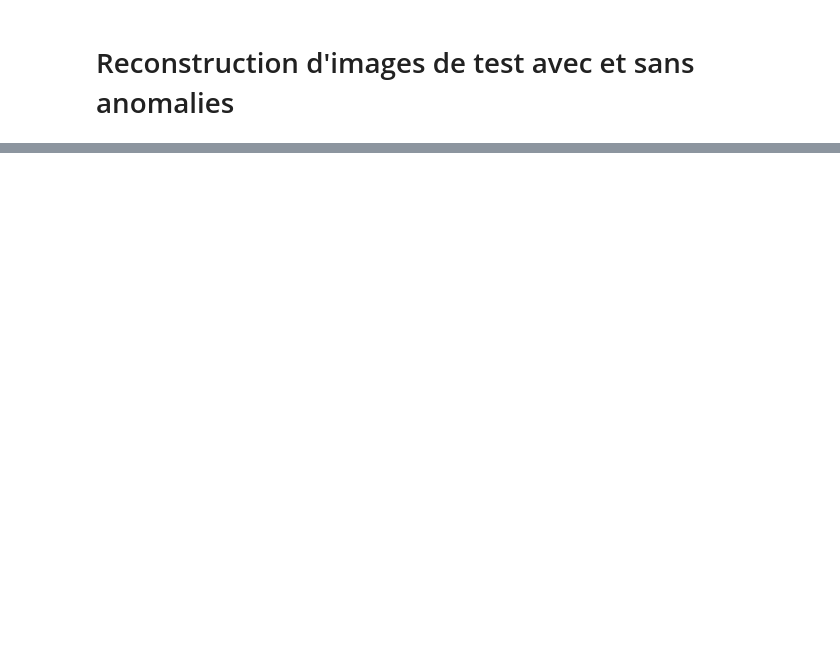
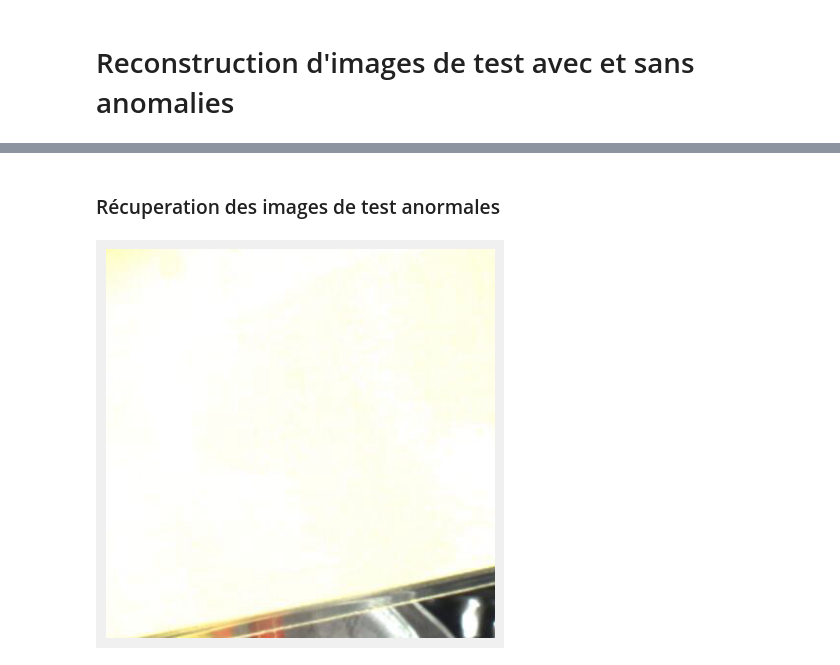
Before and after one commit to Rulienn/Detection-d-anomalie, a Jupyter notebook: JulienNoteBook.ipynb, the cells around one changed output, grey strips where cells are left out. Drawn from its saved outputs; the diff is of its cells as text; code cells hidden in the pictures; blank space fills up the shorter version.

```diff
--- a/JulienNoteBook.ipynb
+++ b/JulienNoteBook.ipynb
@@ -420,0 +376,8 @@ torch.Size([1, 3, 400, 400])
+# %% [markdown]
+### Récuperation des images de test anormales
+# %%
+abnormal_images_conv, abnormal_images =images_backup('/home/jgayraud/Documents/MIC3/BE/engine_wiring/test/cardboard')
+
+plotimage(abnormal_images[4,:])
+# %% [output]
+[figure, added]
```
Also changed, not shown: parts of 13 cells of this notebook, 2 other files.
